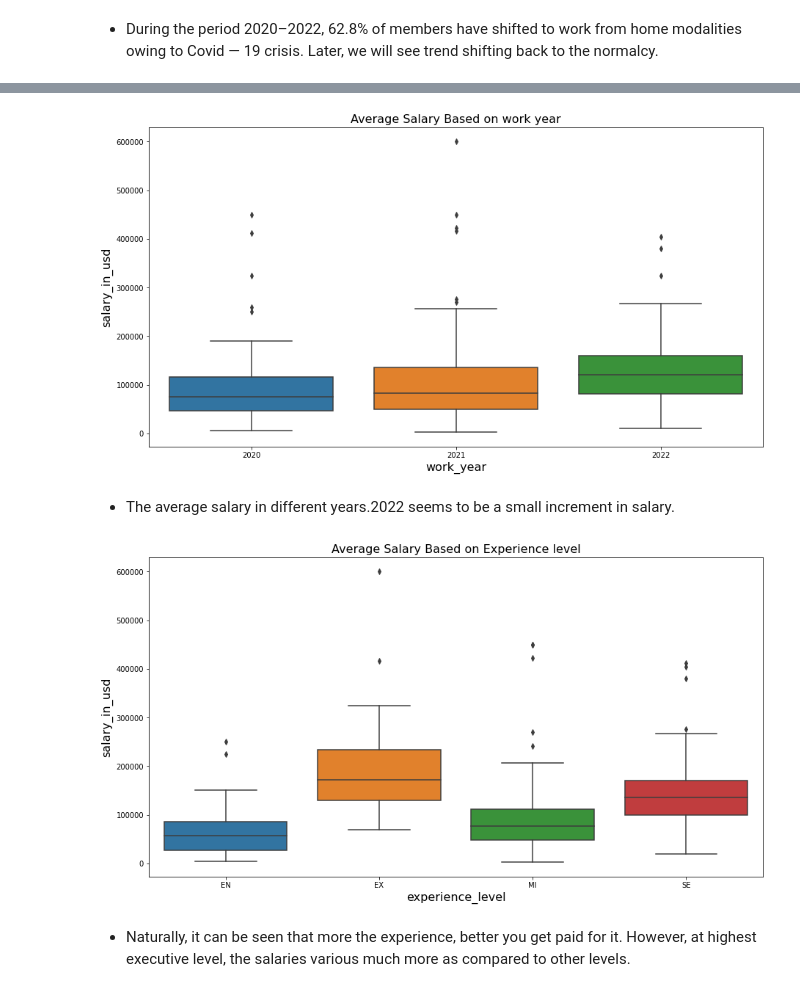
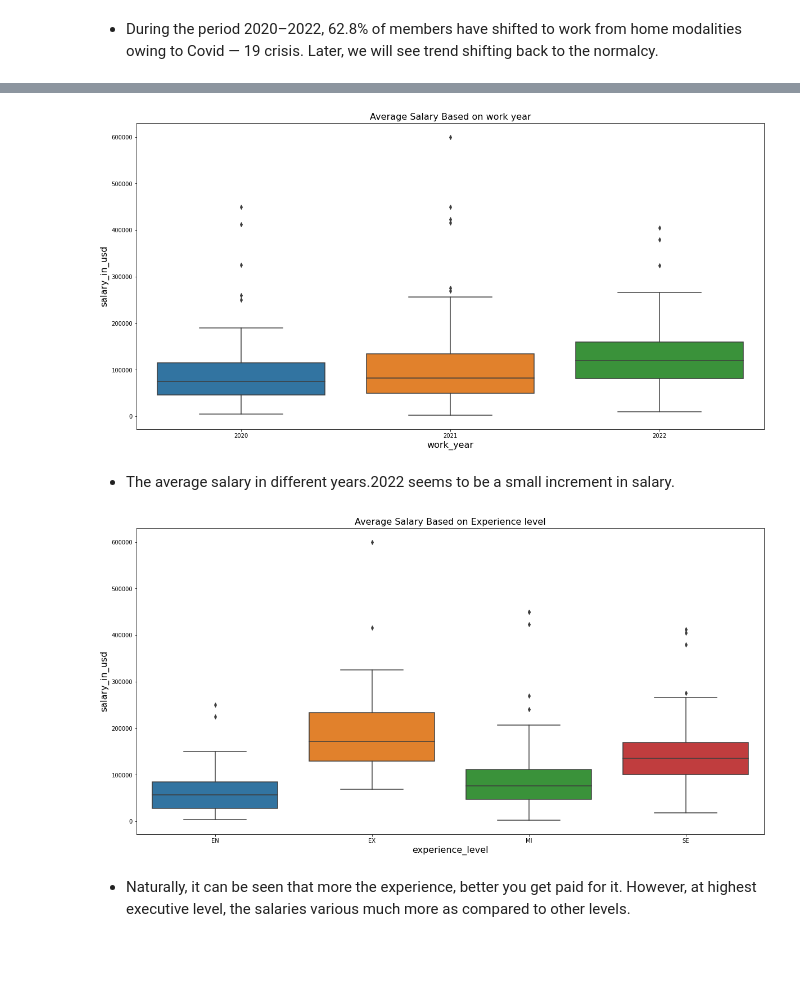
Before and after one commit to Navjotkhatri/Data-Scientist-Salary-Analysis, a Jupyter notebook: Data_Scientist_worldwide_Salary_Analysis.ipynb, the cells around one changed output, grey strips where cells are left out. Saved outputs shown, nothing was run; the diff lists cells and outputs as text; code cells hidden in the pictures; blank space fills up the shorter version.

```diff
--- a/Data_Scientist_worldwide_Salary_Analysis.ipynb
+++ b/Data_Scientist_worldwide_Salary_Analysis.ipynb
@@ -253,25 +260,25 @@ sl_df.head()
 | 3 | 2020 | MI | FT | Product Data Analyst | 20000 | USD | 20000 | ... |
 | 4 | 2020 | SE | FT | Machine Learning Engineer | 150000 | USD | 150000 | ... |
 # %%
-plt.figure(figsize=(15,8))
+plt.figure(figsize=(20,10))
 plt.title("Average Salary Based on work year",fontsize=16)
 sns.boxplot(y="salary_in_usd",x ='work_year',data =sl_df)
 plt.xlabel("work_year",fontsize=16)
 plt.ylabel("salary_in_usd",fontsize=16)
 plt.show()
 # %% [output]
-[figure, old version]
+[figure, new version]
 # %% [markdown]
 * The average salary in different years.2022 seems to be a small increment in salary.
 # %%
-plt.figure(figsize=(15,8))
+plt.figure(figsize=(20,10))
 plt.title("Average Salary Based on Experience level",fontsize=16)
 sns.boxplot(y="salary_in_usd",x ='experience_level',data =sl_df)
 plt.xlabel("experience_level",fontsize=16)
 plt.ylabel("salary_in_usd",fontsize=16)
 plt.show()
 # %% [output]
-[figure, old version]
+[figure, new version]
 # %% [markdown]
 * Naturally, it can be seen that more the experience, better you get paid for it. However, at highest executive level, the salaries various much more as compared to other levels.
 # %%
```
Also changed, not shown: parts of 34 cells of this notebook.
